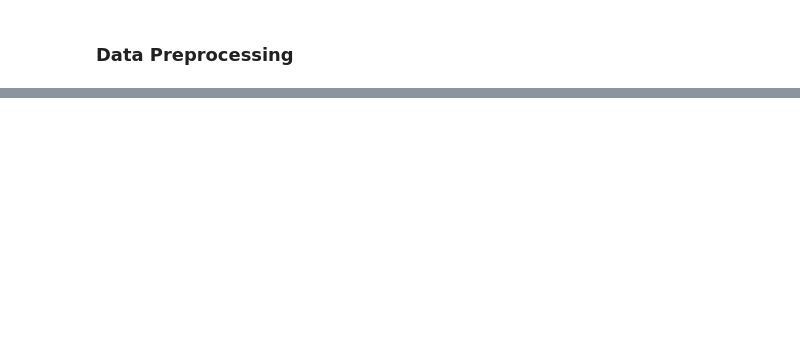
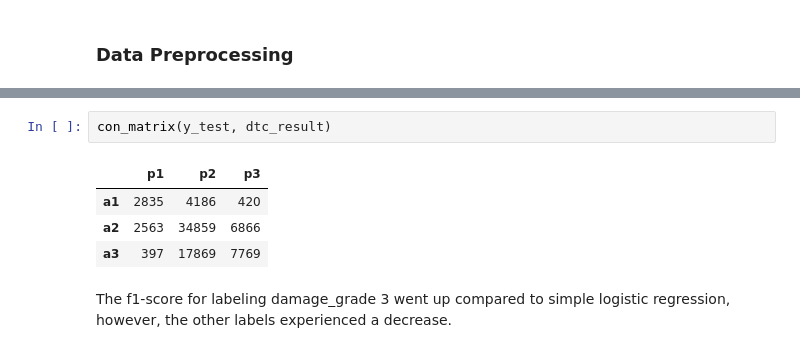
Before and after one commit to cwong690/richters-earthquake-predictor, a Jupyter notebook: earthquake_modeling.ipynb, the cells around one changed output, grey strips where cells are left out. Cells and saved outputs as stored; diff of their text form; blank space fills up the shorter version.

```diff
--- a/earthquake_modeling.ipynb
+++ b/earthquake_modeling.ipynb
@@ -303,0 +501,9 @@ result
+# %%
+con_matrix(y_test, dtc_result)
+# %% [output]
+|  | p1 | p2 | p3 |
+| a1 | 2835 | 4186 | 420 |
+| a2 | 2563 | 34859 | 6866 |
+| a3 | 397 | 17869 | 7769 |
+# %% [markdown]
+The f1-score for labeling damage_grade 3 went up compared to simple logistic regression, however, the other labels experienced a decrease.
```
Also changed, not shown: parts of 56 cells of this notebook.
